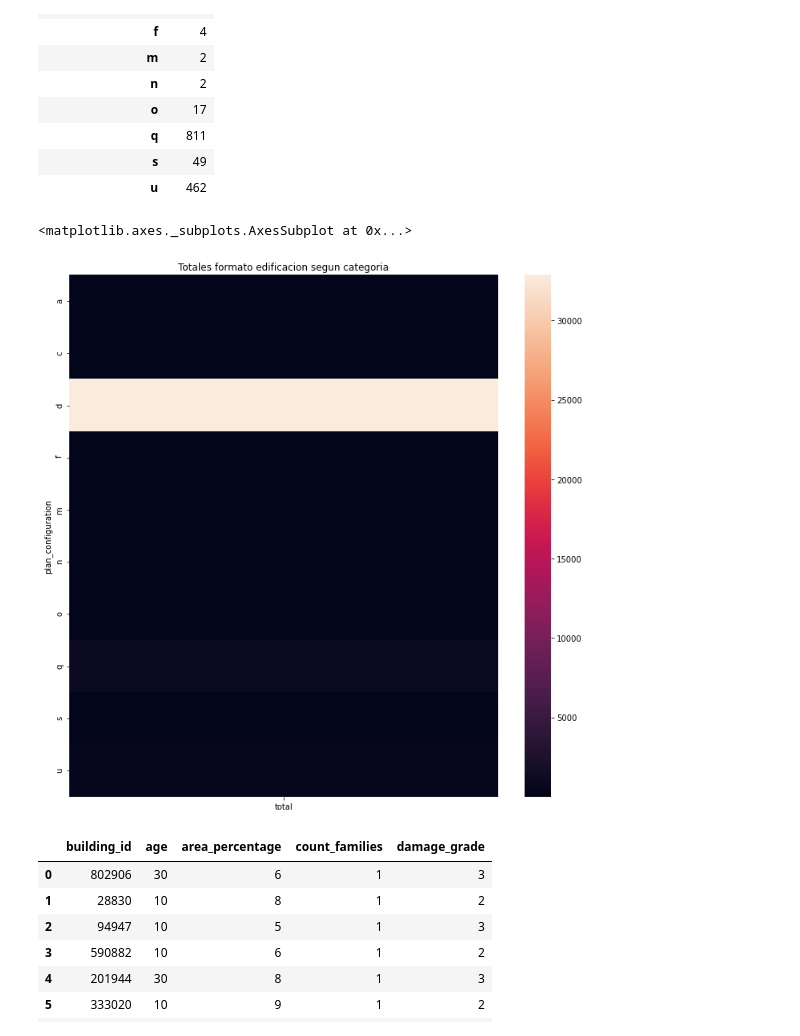
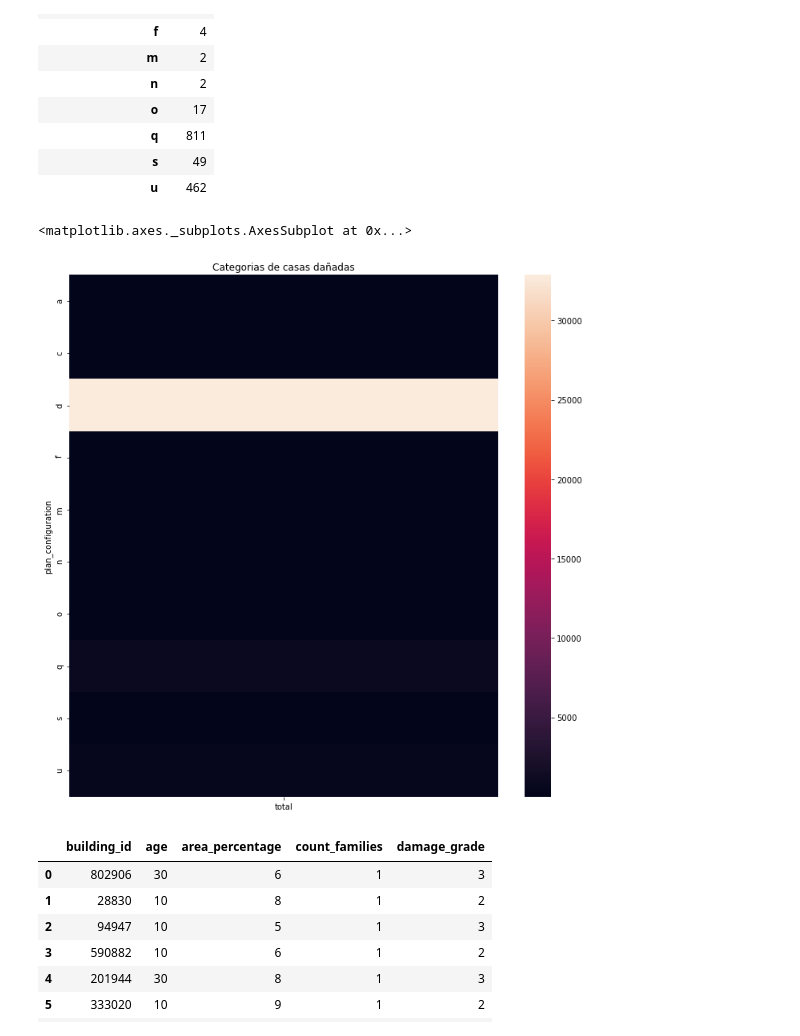
Before and after one commit to FranciscoGauna/TP-Datos-2021, a Jupyter notebook: Usos de las edificaciones.ipynb, the cells around one changed output. Cells and saved outputs as stored; diff of their text form; code cells hidden in the pictures.

```diff
--- a/Usos de las edificaciones.ipynb
+++ b/Usos de las edificaciones.ipynb
@@ -201,11 +226,11 @@ configCasas.head(10)
 | u | 462 |
 # %%
 fig, ax = plt.subplots(figsize=(12,12))
-ax.set_title('Totales formato edificacion segun categoria')
+ax.set_title('Categorias de casas dañadas')
 sns.heatmap(configCasas, ax = ax)
 # %% [output]
 <matplotlib.axes._subplots.AxesSubplot at 0x...>
-[figure, old version]
+[figure, new version]
 # %%
 #Conclusión: La mayoría de las casas dañadas pertenecen a la categoría 'd' respecto al diseño sísmico.
 # %%
```
Also changed, not shown: parts of 15 cells of this notebook.
